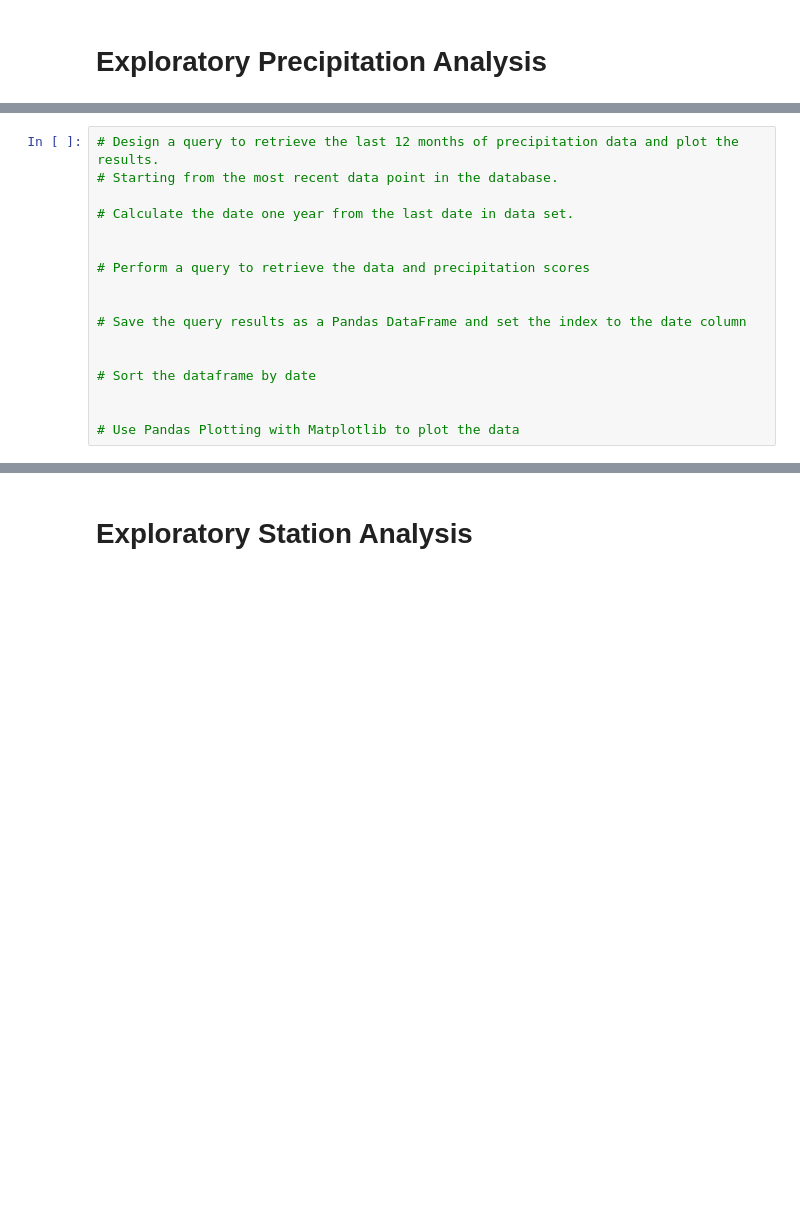
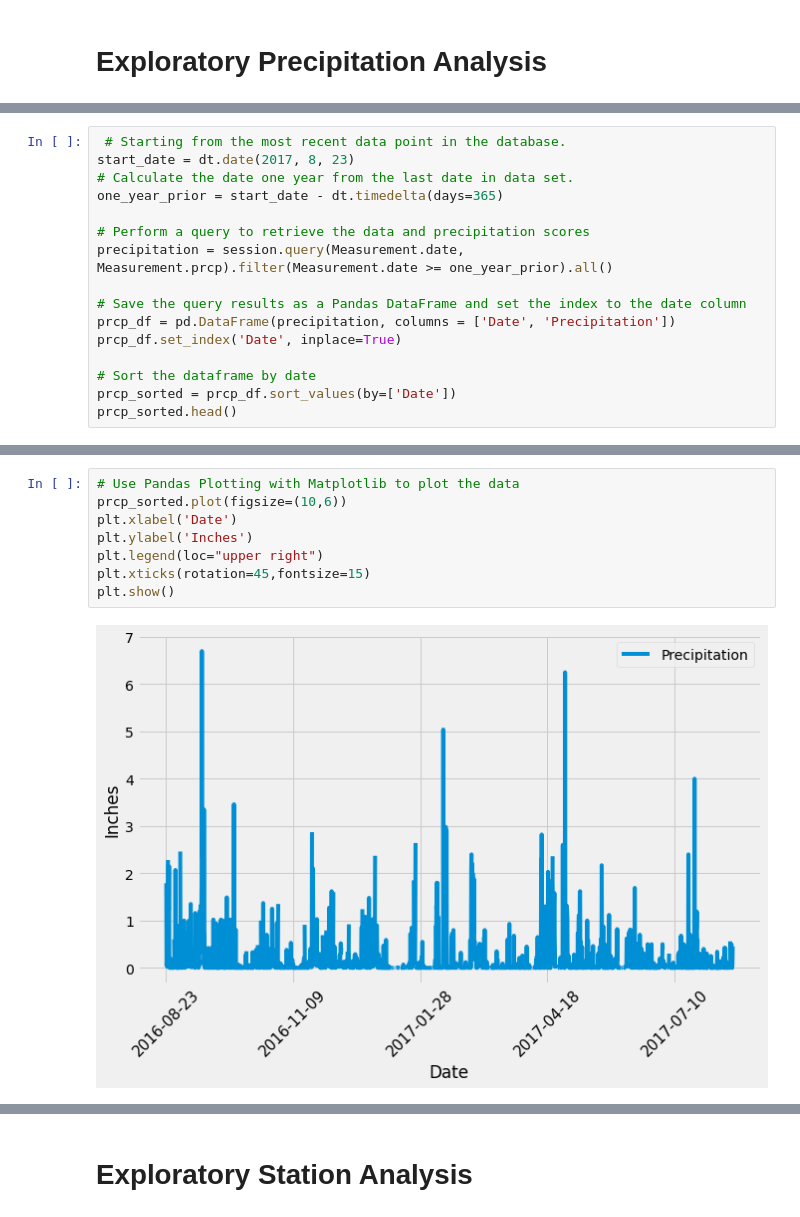
Before and after one commit to sissa81/sqlalchemy-challenge, a Jupyter notebook: climate_starter.ipynb, the cells around one changed output, grey strips where cells are left out. Cells and saved outputs as stored; diff of their text form; blank space fills up the shorter version.

Commit message:
Precipitation DataFrame

```diff
--- a/climate_starter.ipynb
+++ b/climate_starter.ipynb
@@ -42,17 +73,16 @@ session = Session(engine)
 # %%
-# Design a query to retrieve the last 12 months of precipitation data and plot the results.
-# Starting from the most recent data point in the database.
-
+ # Starting from the most recent data point in the database.
+start_date = dt.date(2017, 8, 23)
 # Calculate the date one year from the last date in data set.
-
+one_year_prior = start_date - dt.timedelta(days=365)
 
 # Perform a query to retrieve the data and precipitation scores
-
+precipitation = session.query(Measurement.date, Measurement.prcp).filter(Measurement.date >= one_year_prior).all()
 
 # Save the query results as a Pandas DataFrame and set the index to the date column
-
+prcp_df = pd.DataFrame(precipitation, columns = ['Date', 'Precipitation'])
+prcp_df.set_index('Date', inplace=True)
 
 # Sort the dataframe by date
-
-
-# Use Pandas Plotting with Matplotlib to plot the data
+prcp_sorted = prcp_df.sort_values(by=['Date'])
+prcp_sorted.head()
@@ -59,2 +97,12 @@ session = Session(engine)
+# %%
+# Use Pandas Plotting with Matplotlib to plot the data
+prcp_sorted.plot(figsize=(10,6))
+plt.xlabel('Date')
+plt.ylabel('Inches')
+plt.legend(loc="upper right")
+plt.xticks(rotation=45,fontsize=15)
+plt.show()
+# %% [output]
+[figure, added]
 # %%
 # Use Pandas to calcualte the summary statistics for the precipitation data
```
Also changed, not shown: parts of 7 cells of this notebook.
